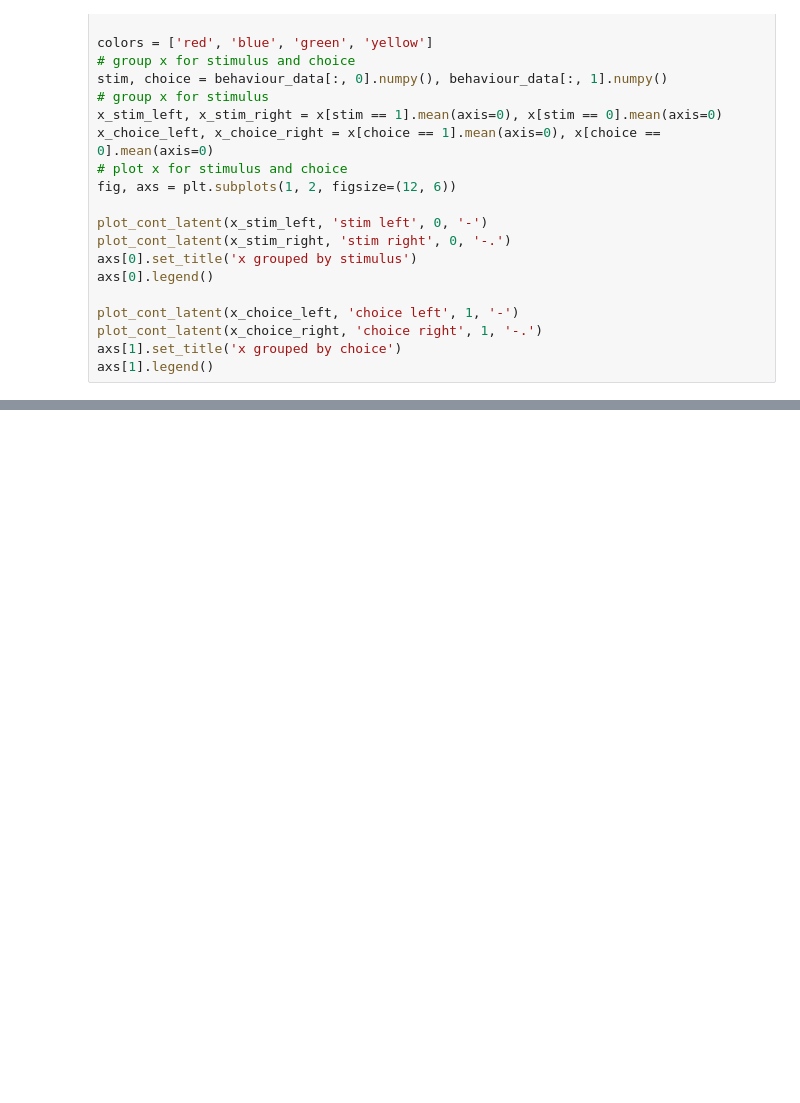
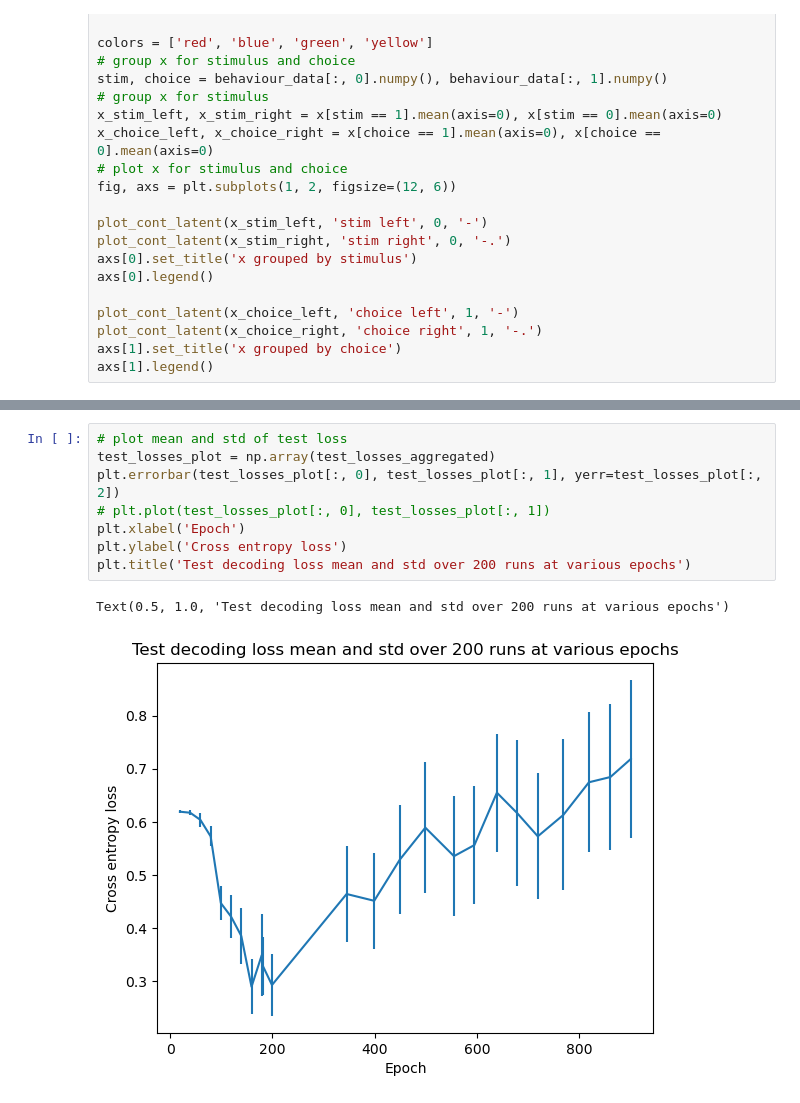
Before and after one commit to methi1999/switching_subspace, a Jupyter notebook: sup.ipynb, the cells around one changed output, grey strips where cells are left out. Drawn from its saved outputs; the diff is of its cells as text; blank space fills up the shorter version.

```diff
--- a/sup.ipynb
+++ b/sup.ipynb
@@ -422,0 +574,11 @@ plt.imshow(c)
+# %%
+# plot mean and std of test loss
+test_losses_plot = np.array(test_losses_aggregated)
+plt.errorbar(test_losses_plot[:, 0], test_losses_plot[:, 1], yerr=test_losses_plot[:, 2])
+# plt.plot(test_losses_plot[:, 0], test_losses_plot[:, 1])
+plt.xlabel('Epoch')
+plt.ylabel('Cross entropy loss')
+plt.title('Test decoding loss mean and std over 200 runs at various epochs')
+# %% [output]
+Text(0.5, 1.0, 'Test decoding loss mean and std over 200 runs at various epochs')
+[figure, added]
```
Also changed, not shown: parts of 20 cells of this notebook, 7 other files.
